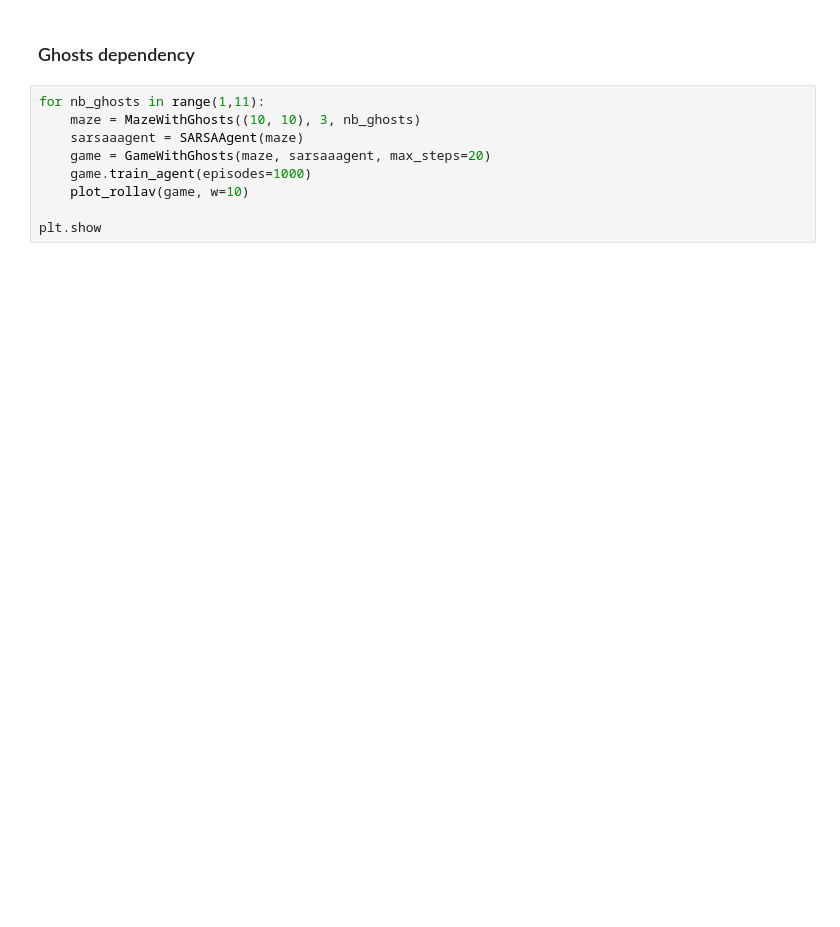
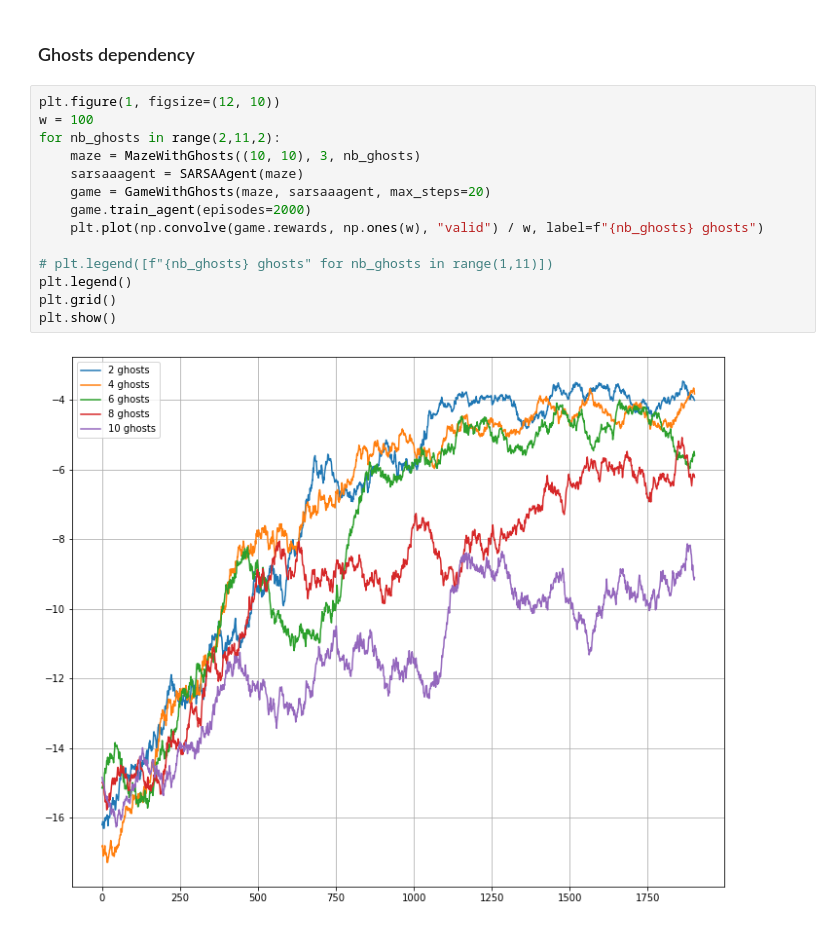
Before and after one commit to SylvanBrocard/SARSA, a Jupyter notebook: dev.ipynb, the cells around one changed output. Cells and saved outputs as stored; diff of their text form; blank space fills up the shorter version.

```diff
--- a/dev.ipynb
+++ b/dev.ipynb
@@ -112,11 +103,18 @@ game.run_game(plot=True)
 # %% [markdown]
 ### Ghosts dependency
 # %%
-for nb_ghosts in range(1,11):
+plt.figure(1, figsize=(12, 10))
+w = 100
+for nb_ghosts in range(2,11,2):
     maze = MazeWithGhosts((10, 10), 3, nb_ghosts)
     sarsaaagent = SARSAAgent(maze)
     game = GameWithGhosts(maze, sarsaaagent, max_steps=20)
-    game.train_agent(episodes=1000)
-    plot_rollav(game, w=10)
+    game.train_agent(episodes=2000)
+    plt.plot(np.convolve(game.rewards, np.ones(w), "valid") / w, label=f"{nb_ghosts} ghosts")
 
-plt.show
+# plt.legend([f"{nb_ghosts} ghosts" for nb_ghosts in range(1,11)])
+plt.legend()
+plt.grid()
+plt.show()
+# %% [output]
+[figure, added]
```
Also changed, not shown: parts of 7 cells of this notebook.
